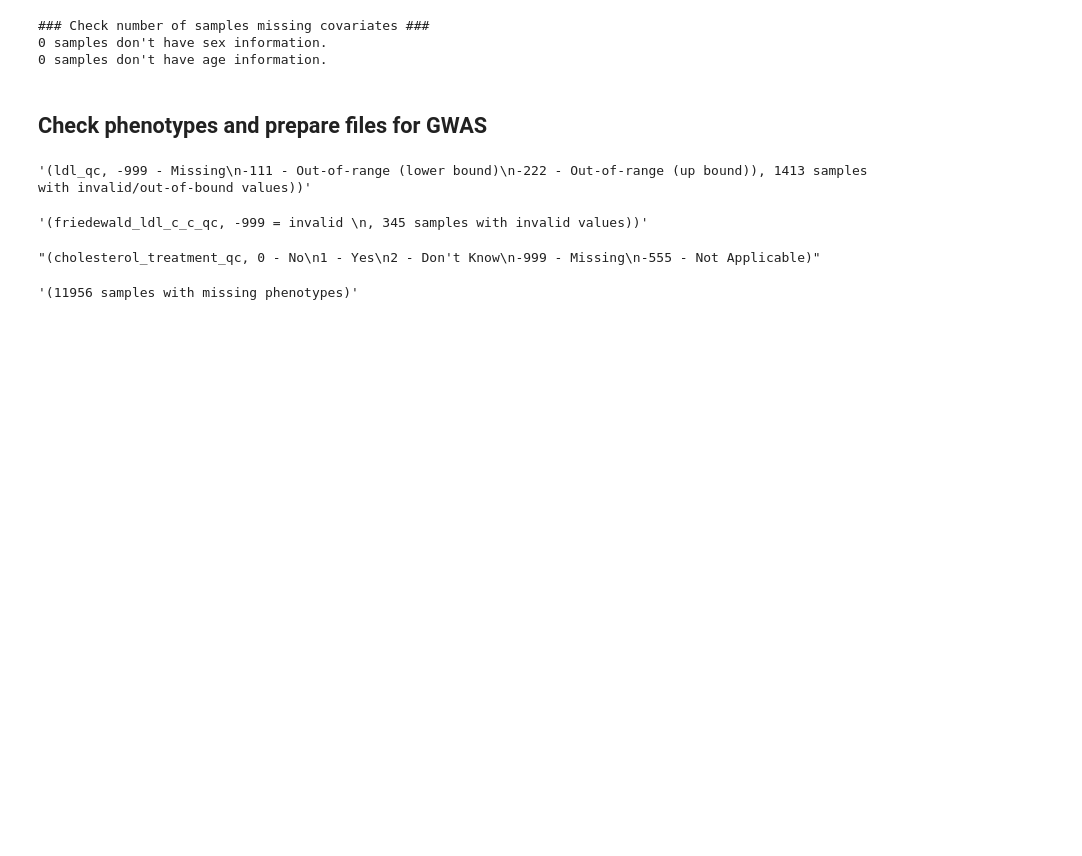
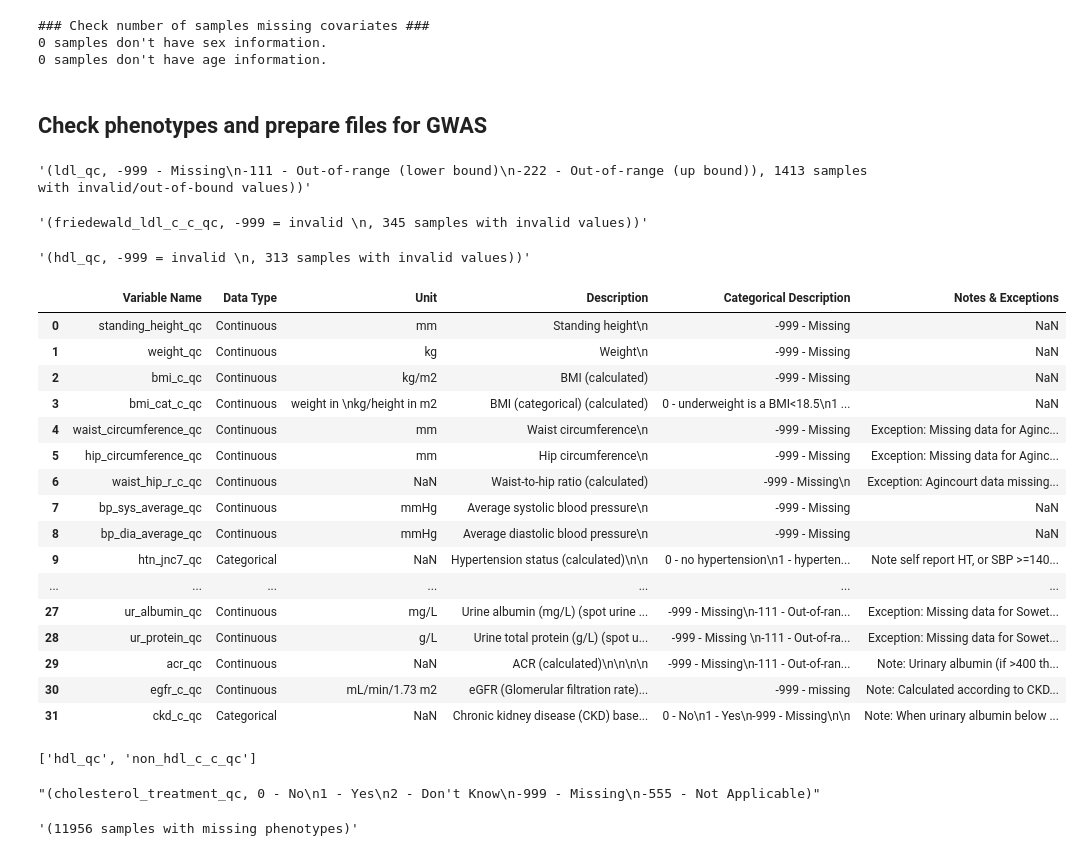
Before and after one commit to yli091230/AWIGEN_TRs, a Jupyter notebook: notebooks/Phenotypes_check/Phenotypes_check.ipynb, the cells around one changed output. Cells and saved outputs as stored; diff of their text form; code cells hidden in the pictures; blank space fills up the shorter version.

```diff
--- a/notebooks/Phenotypes_check/Phenotypes_check.ipynb
+++ b/notebooks/Phenotypes_check/Phenotypes_check.ipynb
@@ -131,6 +132,34 @@ display(f'({measure_df.loc[21,"Variable Name"]}, {measure_df.loc[21,"Categorical
 
 display(f'({measure_df.loc[22,"Variable Name"]}, {measure_df.loc[22,"Categorical Description"]},\
  {pheno_df["friedewald_ldl_c_c_qc"].isin([-999]).sum()} samples with invalid values))')
+
+display(f'({measure_df.loc[20,"Variable Name"]}, {measure_df.loc[22,"Categorical Description"]},\
+ {pheno_df["hdl_qc"].isin([-999]).sum()} samples with invalid values))')
 # %% [output]
 '(ldl_qc, -999 - Missing\n-111 - Out-of-range (lower bound)\n-222 - Out-of-range (up bound)), 1413 samples with invalid/out-of-bound values))'
 '(friedewald_ldl_c_c_qc, -999 = invalid \n, 345 samples with invalid values))'
+'(hdl_qc, -999 = invalid \n, 313 samples with invalid values))'
+# %%
+measure_df
+# %% [output]
+|  | Variable Name | Data Type | Unit | Description | Categorical Description | Notes & Exceptions |
+| 0 | standing_height_qc | Continuous | mm | Standing height\n | -999 - Missing | NaN |
+| 1 | weight_qc | Continuous | kg | Weight\n | -999 - Missing | NaN |
+| 2 | bmi_c_qc | Continuous | kg/m2 | BMI (calculated) | -999 - Missing | NaN |
+| 3 | bmi_cat_c_qc | Continuous | weight in \nkg/height in m2 | BMI (categorical) (calculated) | 0 - underweight is a BMI<18.5\n1 ... | NaN |
+| 4 | waist_circumference_qc | Continuous | mm | Waist circumference\n | -999 - Missing | Exception: Missing data for Aginc... |
+| 5 | hip_circumference_qc | Continuous | mm | Hip circumference\n | -999 - Missing | Exception: Missing data for Aginc... |
+| 6 | waist_hip_r_c_qc | Continuous | NaN | Waist-to-hip ratio (calculated) | -999 - Missing\n | Exception: Agincourt data missing... |
+| 7 | bp_sys_average_qc | Continuous | mmHg | Average systolic blood pressure\n | -999 - Missing | NaN |
+| 8 | bp_dia_average_qc | Continuous | mmHg | Average diastolic blood pressure\n | -999 - Missing | NaN |
+| 9 | htn_jnc7_qc | Categorical | NaN | Hypertension status (calculated)\n\n | 0 - no hypertension\n1 - hyperten... | Note self report HT, or SBP >=140... |
+| ... | ... | ... | ... | ... | ... | ... |
+| 27 | ur_albumin_qc | Continuous | mg/L | Urine albumin (mg/L) (spot urine ... | -999 - Missing\n-111 - Out-of-ran... | Exception: Missing data for Sowet... |
+| 28 | ur_protein_qc | Continuous | g/L | Urine total protein (g/L) (spot u... | -999 - Missing \n-111 - Out-of-ra... | Exception: Missing data for Sowet... |
+| 29 | acr_qc | Continuous | NaN | ACR (calculated)\n\n\n\n | -999 - Missing\n-111 - Out-of-ran... | Note: Urinary albumin (if >400 th... |
+| 30 | egfr_c_qc | Continuous | mL/min/1.73 m2 | eGFR (Glomerular filtration rate)... | -999 - missing | Note: Calculated according to CKD... |
+| 31 | ckd_c_qc | Categorical | NaN | Chronic kidney disease (CKD) base... | 0 - No\n1 - Yes\n-999 - Missing\n\n | Note: When urinary albumin below ... |
+# %%
+[i for i in pheno_df.columns.tolist() if "hdl" in i]
+# %% [output]
+['hdl_qc', 'non_hdl_c_c_qc']
```
Also changed, not shown: parts of 9 cells of this notebook, 5 other files.
